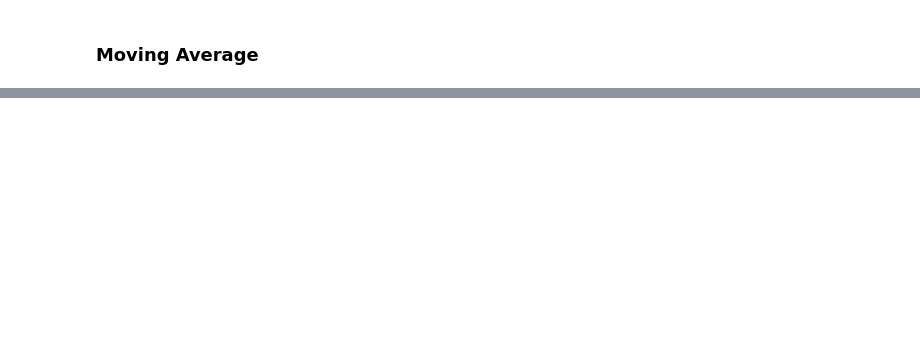
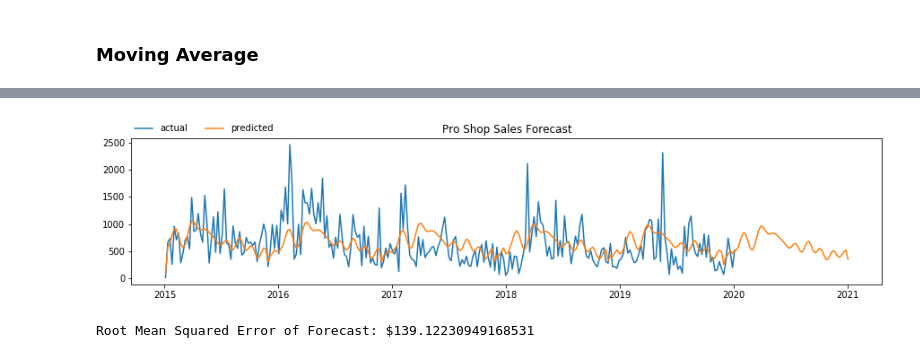
Before and after one commit to crisgiovanoni/jncc_project, a Jupyter notebook: modeling.ipynb, the cells around one changed output, grey strips where cells are left out. Saved outputs shown, nothing was run; the diff lists cells and outputs as text; code cells hidden in the pictures; blank space fills up the shorter version.

```diff
--- a/modeling.ipynb
+++ b/modeling.ipynb
@@ -1381,0 +1446,5 @@ test size: (21555, 1)
+# %%
+future_ps,forecast_ps,rmse_ps = prophet_me(dfps,3000,1800,"Pro Shop Sales Forecast")
+# %% [output]
+[figure, added]
+Root Mean Squared Error of Forecast: $139.12230949168531
```
Also changed, not shown: parts of 28 cells of this notebook.
